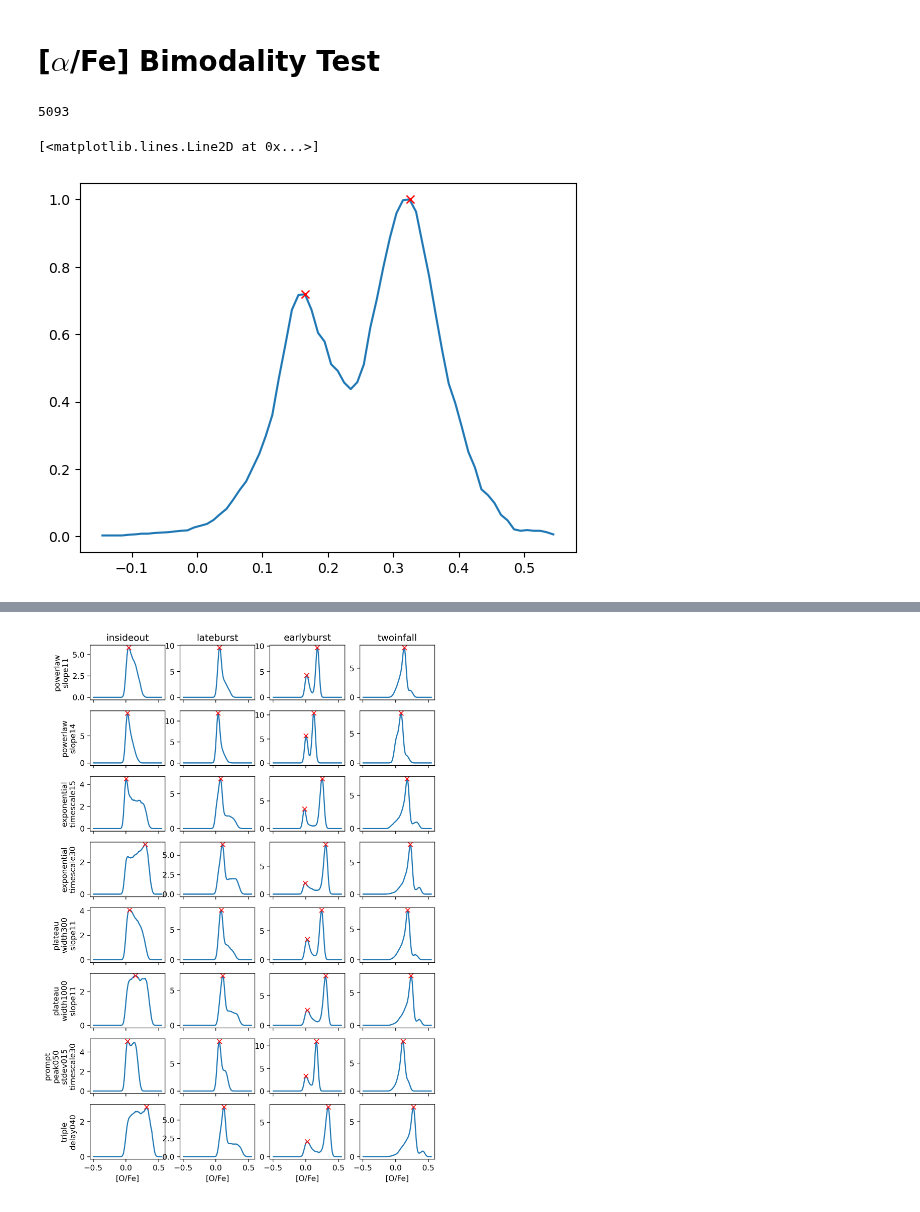
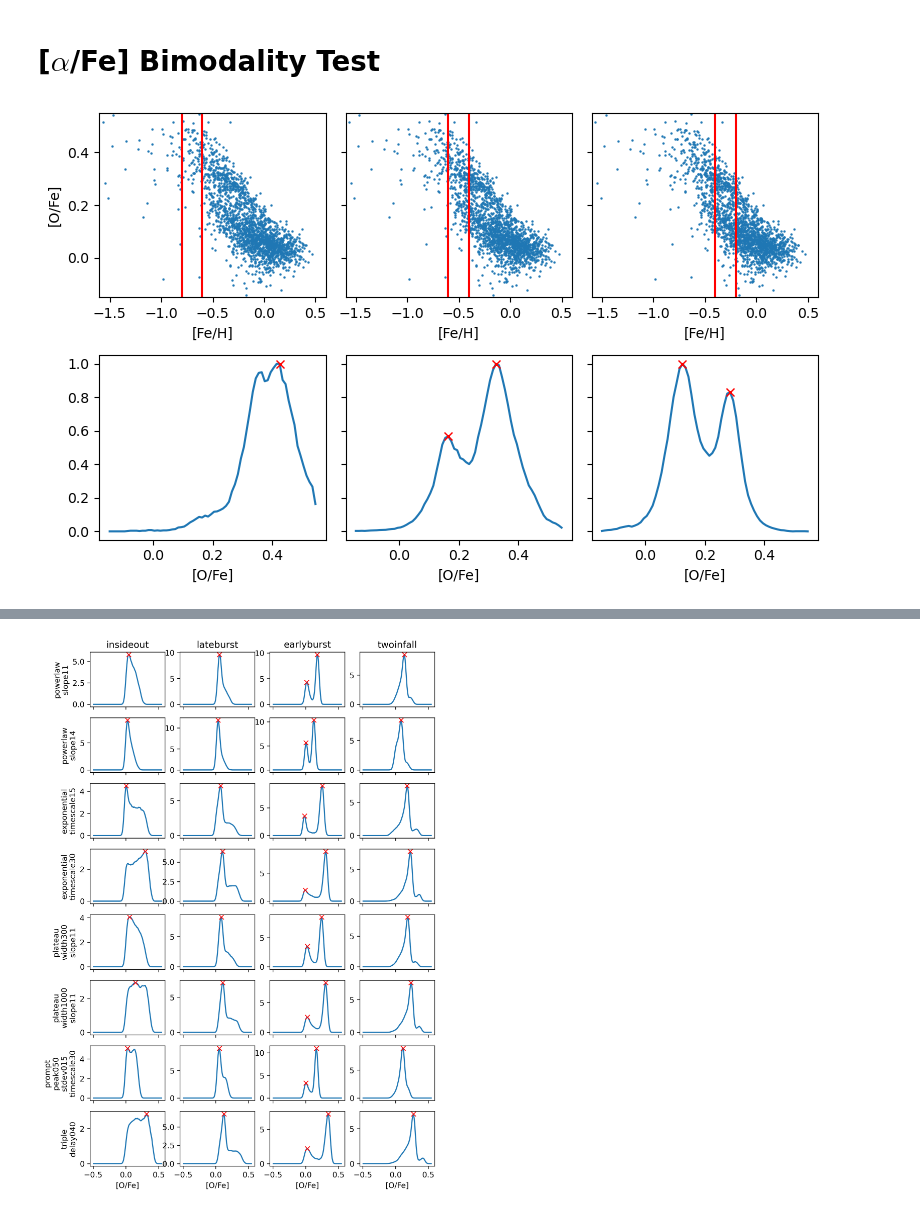
Before and after one commit to lodubay/galactic-dtd, a Jupyter notebook: notebooks/bimodality_new.ipynb, the cells around one changed output, grey strips where cells are left out. Saved outputs shown, nothing was run; the diff lists cells and outputs as text; code cells hidden in the pictures.

```diff
--- a/notebooks/bimodality_new.ipynb
+++ b/notebooks/bimodality_new.ipynb
@@ -17,16 +18,33 @@ apogee_data = import_apogee()
-# %%
-apogee_subset = apogee_region(apogee_data, galr_lim=(7, 9), absz_lim=(0, 2))
-apogee_subset = apogee_subset[(apogee_subset['FE_H'] > -0.5) & (apogee_subset['FE_H'] < -0.4)]
-apogee_subset.shape[0]
-# %% [output]
-5093
 # %%
-mdf, bin_edges = apogee_mdf(apogee_subset, 'O_FE', bins=np.arange(-0.15, 0.56, 0.01), smoothing=0.05)
-mdf /= mdf.max()
-peaks, _ = find_peaks(mdf, prominence=0.1)
-bin_centers = get_bin_centers(bin_edges)
-plt.plot(bin_centers, mdf)
-plt.plot(bin_centers[peaks], mdf[peaks], 'rx')
+feh_slices = [-0.7, -0.5, -0.3]
+slice_width = 0.2
+
+apogee_sample = sample_dataframe(apogee_subset, 2000)
+
+fig, axs = plt.subplots(2, 3, figsize=(8, 5), sharex='row', sharey='row', tight_layout=True)
+
+for j, feh_slice in enumerate(feh_slices):
+    feh_min = feh_slice - slice_width/2
+    feh_max = feh_slice + slice_width/2
+    axs[0,j].scatter(apogee_sample['FE_H'], apogee_sample['O_FE'], s=0.5)
+    axs[0,j].axvline(feh_min, c='r')
+    axs[0,j].axvline(feh_max, c='r')
+    apogee_slice = apogee_subset[(apogee_subset['FE_H'] > feh_min) & (apogee_subset['FE_H'] < feh_max)]
+    # Plot [O/Fe] MDFs
+    mdf, bin_edges = apogee_mdf(apogee_slice, 'O_FE', bins=np.arange(-0.15, 0.56, 0.01), smoothing=0.05)
+    mdf /= mdf.max()
+    peaks, _ = find_peaks(mdf, prominence=0.1)
+    bin_centers = get_bin_centers(bin_edges)
+    axs[1,j].plot(bin_centers, mdf)
+    axs[1,j].plot(bin_centers[peaks], mdf[peaks], 'rx')
+
+axs[0,0].set_xlim((-1.6, 0.6))
+axs[0,0].set_ylim((-0.15, 0.55))
+for ax in axs[0]:
+    ax.set_xlabel('[Fe/H]')
+axs[0,0].set_ylabel('[O/Fe]')
+for ax in axs[1]:
+    ax.set_xlabel('[O/Fe]')
+plt.show()
 # %% [output]
-[<matplotlib.lines.Line2D at 0x...>]
-[figure, old version]
+[figure, new version]
```
Also changed, not shown: parts of 10 cells of this notebook, 2 other files.
